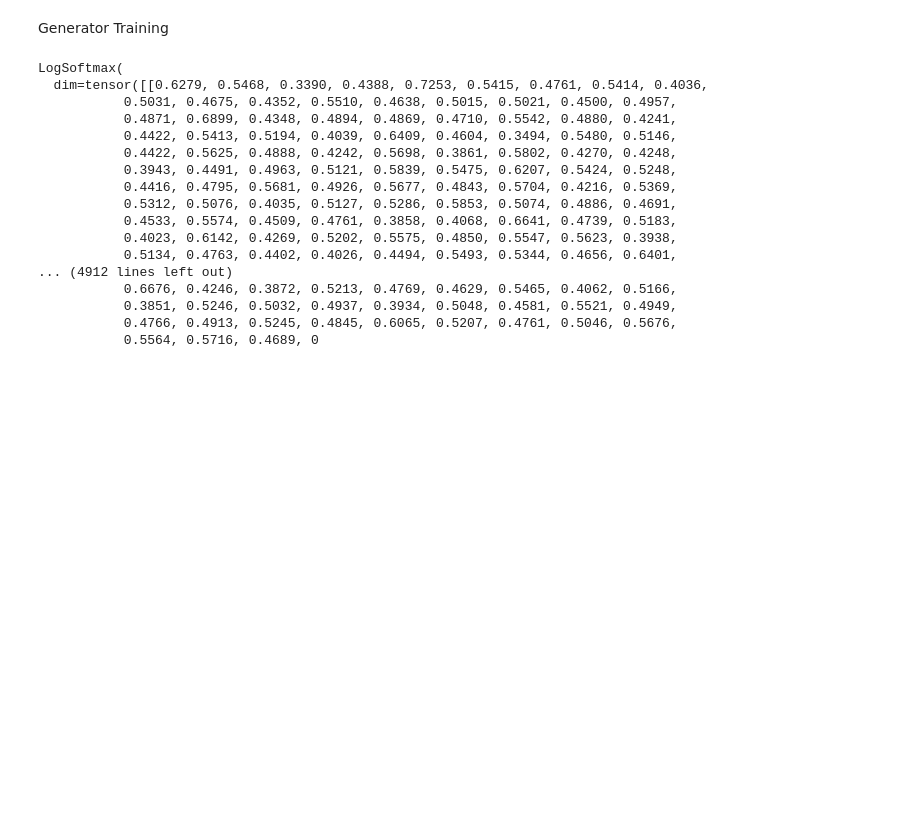
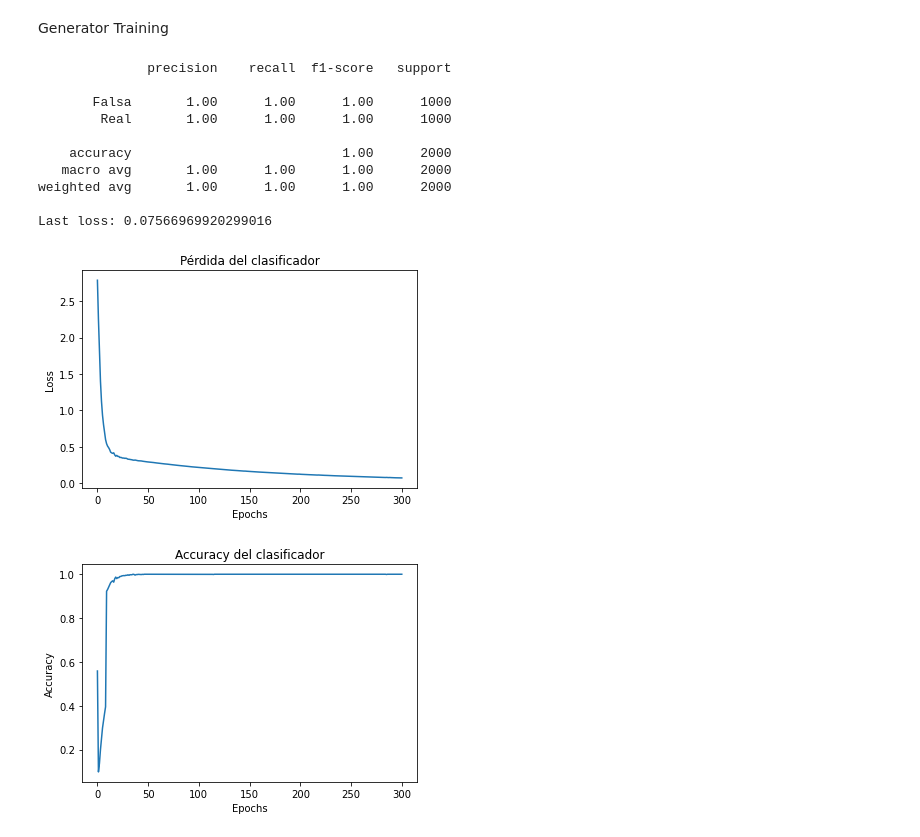
Before and after one commit to mantofer02/CI-0148-2022-S2, a Jupyter notebook: Laboratorios/6/Laboratorio_6.ipynb, the cells around one changed output. Drawn from its saved outputs; the diff is of its cells as text; code cells hidden in the pictures; blank space fills up the shorter version.

```diff
--- a/Laboratorios/6/Laboratorio_6.ipynb
+++ b/Laboratorios/6/Laboratorio_6.ipynb
@@ -175,6 +209,7 @@ class Generator(nn.Module):
     self.fc3 = nn.Linear(self.fc2.out_features, self.fc2.out_features * 2)
     self.fc4 = nn.Linear(self.fc3.out_features, self.fc3.out_features * 2)
     self.fc5 = nn.Linear(self.fc4.out_features, output_dim)
+    self.act5 = nn.Sigmoid()
 
   def forward(self, x):
     x = torch.sigmoid(self.fc1(x))
@@ -183,7 +218,7 @@ class Generator(nn.Module):
     x = torch.sigmoid(self.fc4(x))
     x = torch.sigmoid(self.fc5(x))
 
-    return torch.nn.LogSoftmax(x)
+    return self.act5(x)#torch.nn.Sigmoid(x) # LogSoftmax(x)
 # %% [markdown]
 Generator Training
 # %%
@@ -211,30 +246,27 @@ for e in range(100):
   # gen loss.backward
 
   gen_optimizer.step()
-# %% [output]
-LogSoftmax(
-  dim=tensor([[0.6279, 0.5468, 0.3390, 0.4388, 0.7253, 0.5415, 0.4761, 0.5414, 0.4036,
-           0.5031, 0.4675, 0.4352, 0.5510, 0.4638, 0.5015, 0.5021, 0.4500, 0.4957,
-           0.4871, 0.6899, 0.4348, 0.4894, 0.4869, 0.4710, 0.5542, 0.4880, 0.4241,
-           0.4422, 0.5413, 0.5194, 0.4039, 0.6409, 0.4604, 0.3494, 0.5480, 0.5146,
-           0.4422, 0.5625, 0.4888, 0.4242, 0.5698, 0.3861, 0.5802, 0.4270, 0.4248,
-           0.3943, 0.4491, 0.4963, 0.5121, 0.5839, 0.5475, 0.6207, 0.5424, 0.5248,
-           0.4416, 0.4795, 0.5681, 0.4926, 0.5677, 0.4843, 0.5704, 0.4216, 0.5369,
-           0.5312, 0.5076, 0.4035, 0.5127, 0.5286, 0.5853, 0.5074, 0.4886, 0.4691,
-           0.4533, 0.5574, 0.4509, 0.4761, 0.3858, 0.4068, 0.6641, 0.4739, 0.5183,
-           0.4023, 0.6142, 0.4269, 0.5202, 0.5575, 0.4850, 0.5547, 0.5623, 0.3938,
-           0.5134, 0.4763, 0.4402, 0.4026, 0.4494, 0.5493, 0.5344, 0.4656, 0.6401,
-... (4912 lines left out)
-           0.6676, 0.4246, 0.3872, 0.5213, 0.4769, 0.4629, 0.5465, 0.4062, 0.5166,
-           0.3851, 0.5246, 0.5032, 0.4937, 0.3934, 0.5048, 0.4581, 0.5521, 0.4949,
-           0.4766, 0.4913, 0.5245, 0.4845, 0.6065, 0.5207, 0.4761, 0.5046, 0.5676,
-           0.5564, 0.5716, 0.4689, 0
 # %%
 from torch import optim
 from torch import tensor
 
-classifier = Classifier()
+classifier = Classifier().to(DEVICE)
 
 opt = optim.Adadelta(classifier.parameters(), lr= 0.005)
 
-train_classifier(opt=opt, model = classifier, x_true = x_true, x_false = x_true, accuracy = 1, max_iters= 1)
+x_false = torch.randn(x_true.shape[0], input_dim).to(DEVICE)
+x_true = x_true.to(DEVICE)
+train_classifier(opt=opt, model = classifier, x_true = x_true, x_false = gen(x_false).reshape(x_true.shape), accuracy = 1, max_iters= 300)
+# %% [output]
+              precision    recall  f1-score   support
+
+       Falsa       1.00      1.00      1.00      1000
+        Real       1.00      1.00      1.00      1000
+
+    accuracy                           1.00      2000
+   macro avg       1.00      1.00      1.00      2000
+weighted avg       1.00      1.00      1.00      2000
+
+Last loss: 0.07566969920299016
+[figure, added]
+[figure, added]
```
Also changed, not shown: parts of 3 cells of this notebook.
